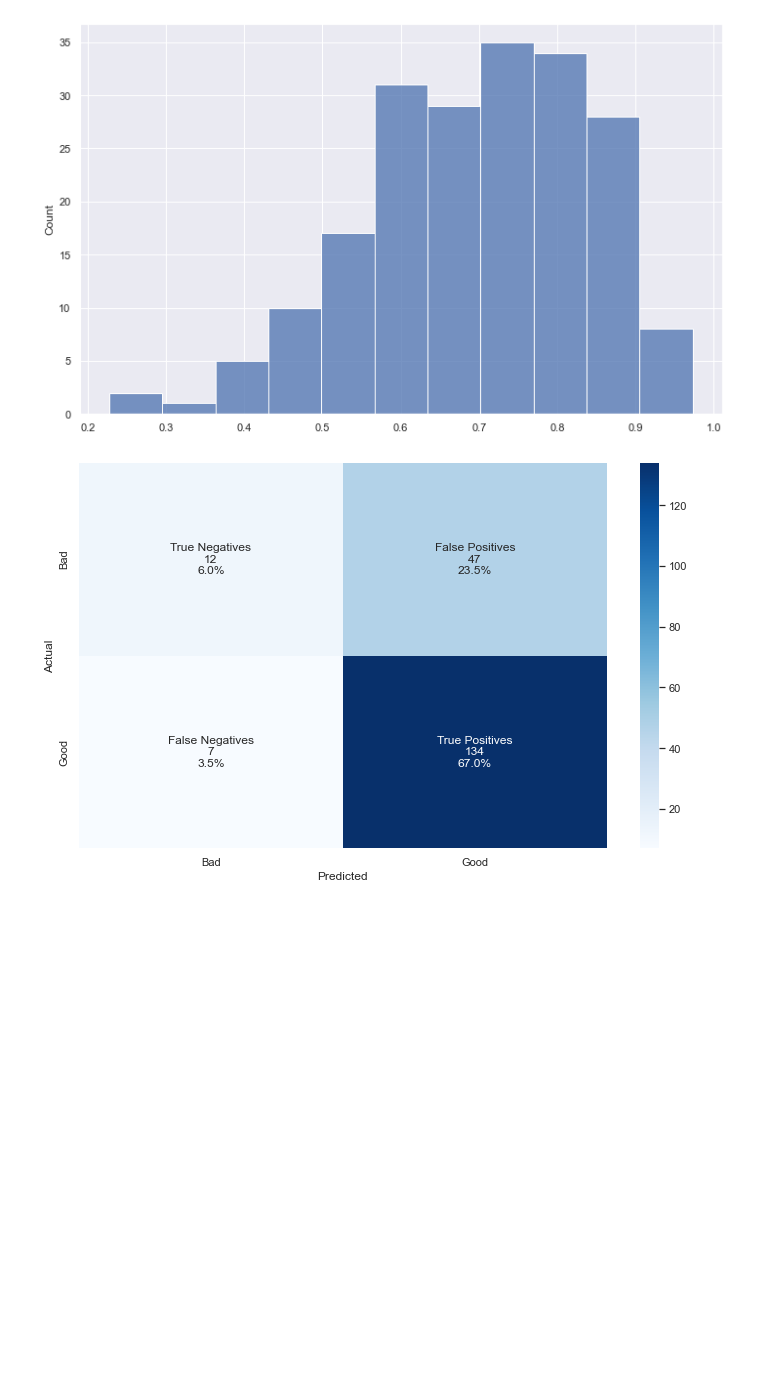
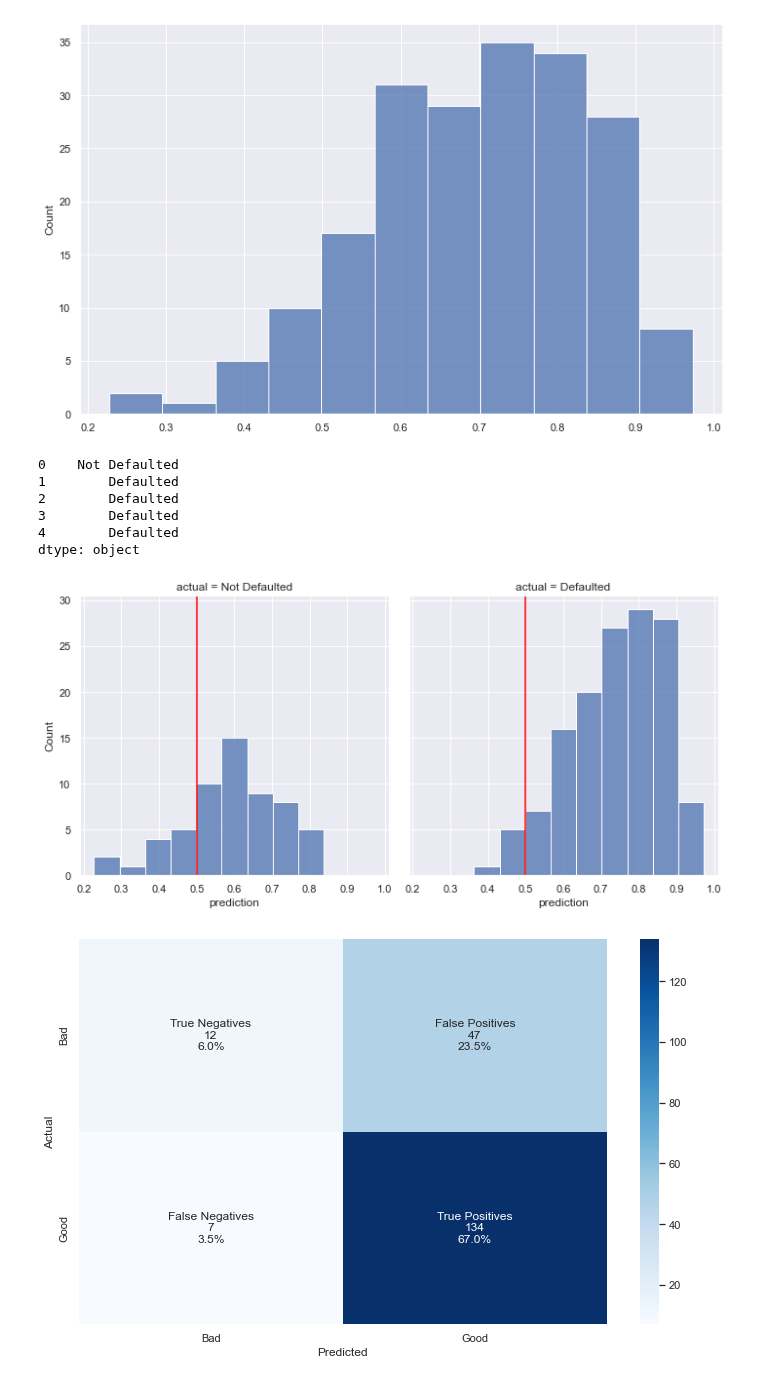
Before and after one commit to shane-kercheval/python-examples, a Jupyter notebook: Classification.ipynb, the cells around one changed output. Cells and saved outputs as stored; diff of their text form; code cells hidden in the pictures; blank space fills up the shorter version.

```diff
--- a/Classification.ipynb
+++ b/Classification.ipynb
@@ -707,6 +707,30 @@ sns.histplot(predicted_scores)
 plt.tight_layout()
 # %% [output]
 [figure]
+# %%
+y_test_cat = pd.Series(y_test).replace({1: 'Defaulted', 0: 'Not Defaulted'})
+y_test_cat.head()
+# %% [output]
+0    Not Defaulted
+1        Defaulted
+2        Defaulted
+3        Defaulted
+4        Defaulted
+dtype: object
+# %%
+axes = sns.displot(
+    pd.DataFrame({
+        'prediction': predicted_scores,
+        'actual': y_test_cat
+    }),
+    x='prediction',
+    col='actual'
+)
+for axis in axes.axes.flat:
+    axis.axvline(x=0.5, ymin=0, ymax=100, color='red')
+plt.tight_layout()
+# %% [output]
+[figure, added]
 # %%
 evaluator = hlp.sklearn_eval.TwoClassEvaluator(
     actual_values=y_test,
```
